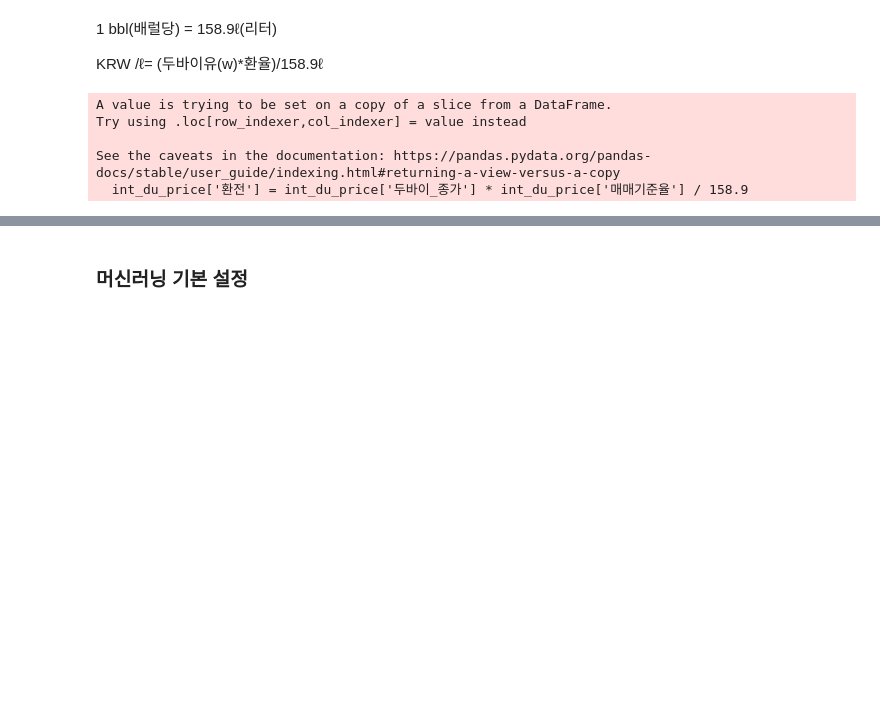
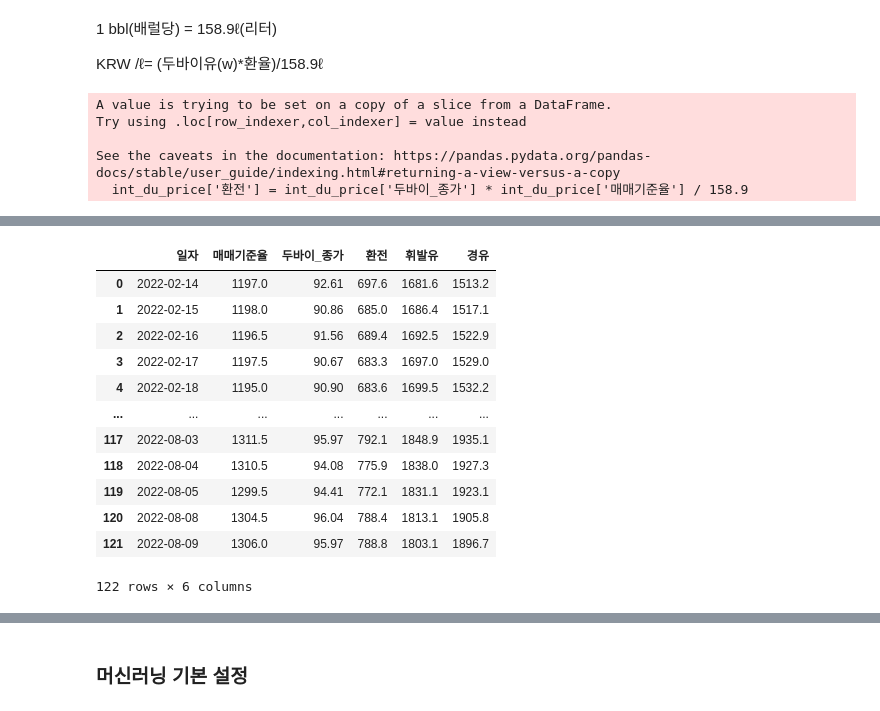
Before and after one commit to certainly-I/Busan-Oil-Price-Analysis, a Jupyter notebook: 국내유가_국제유가_비교분석.ipynb, the cells around one changed output, grey strips where cells are left out. Cells and saved outputs as stored; diff of their text form; code cells hidden in the pictures; blank space fills up the shorter version.

```diff
--- a/국내유가_국제유가_비교분석.ipynb
+++ b/국내유가_국제유가_비교분석.ipynb
@@ -252,0 +237,3 @@ int_du_price
+# %%
+int_du_price['환전'] = int_du_price['환전'].round(1)
+int_du_price
@@ -252,0 +263,4 @@ int_du_price
+# %%
+# object->datetime 타입변경
+domestic_data["기간"] = pd.to_datetime(domestic_data["기간"].astype(str))
+domestic_data.info()
@@ -252,0 +302,18 @@ int_du_price
+# %%
+# 두바이 유가, 휘발유가, 경유가 합치기
+oil_price = pd.merge(int_du_price, domestic_price, left_on="일자", right_on="기간")
+oil_price
+# %% [output]
+|  | 일자 | 매매기준율 | 두바이_종가 | 환전 | 휘발유 | 경유 |
+| 0 | 2022-02-14 | 1197.0 | 92.61 | 697.6 | 1681.6 | 1513.2 |
+| 1 | 2022-02-15 | 1198.0 | 90.86 | 685.0 | 1686.4 | 1517.1 |
+| 2 | 2022-02-16 | 1196.5 | 91.56 | 689.4 | 1692.5 | 1522.9 |
+| 3 | 2022-02-17 | 1197.5 | 90.67 | 683.3 | 1697.0 | 1529.0 |
+| 4 | 2022-02-18 | 1195.0 | 90.90 | 683.6 | 1699.5 | 1532.2 |
+| ... | ... | ... | ... | ... | ... | ... |
+| 117 | 2022-08-03 | 1311.5 | 95.97 | 792.1 | 1848.9 | 1935.1 |
+| 118 | 2022-08-04 | 1310.5 | 94.08 | 775.9 | 1838.0 | 1927.3 |
+| 119 | 2022-08-05 | 1299.5 | 94.41 | 772.1 | 1831.1 | 1923.1 |
+| 120 | 2022-08-08 | 1304.5 | 96.04 | 788.4 | 1813.1 | 1905.8 |
+| 121 | 2022-08-09 | 1306.0 | 95.97 | 788.8 | 1803.1 | 1896.7 |
+122 rows × 6 columns
```
Also changed, not shown: parts of 12 cells of this notebook.
